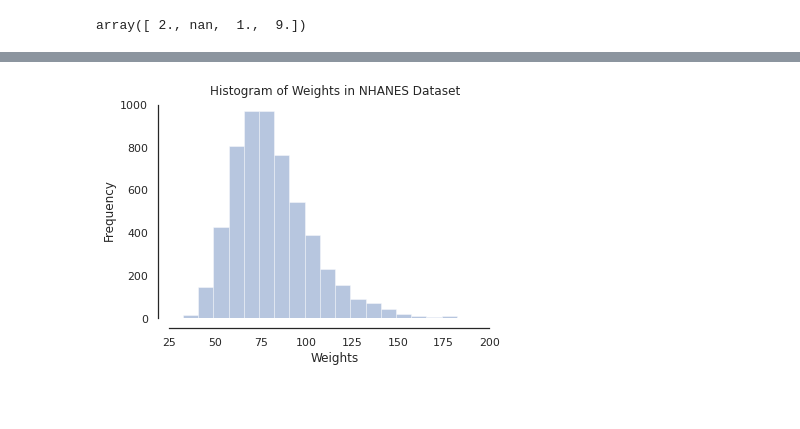
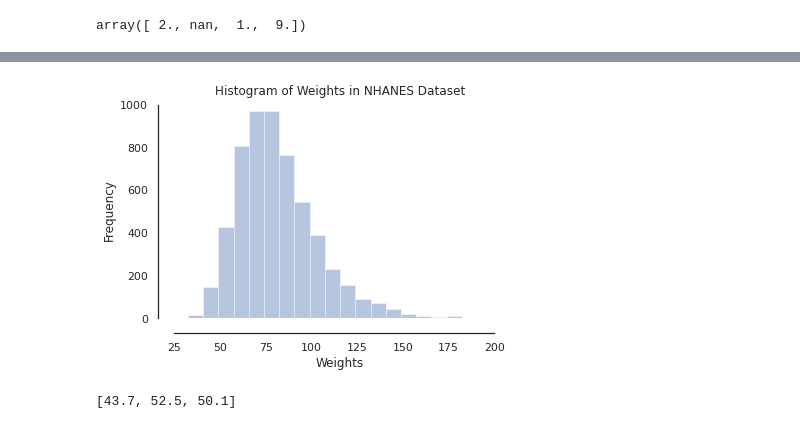
Before and after one commit to hassaanhameed786/Probability-and-Statistics-for-Computer-Science, a Jupyter notebook: variables and .ipynb, the cells around one changed output, grey strips where cells are left out. Cells and saved outputs as stored; diff of their text form; code cells hidden in the pictures; blank space fills up the shorter version.

```diff
--- a/variables and .ipynb
+++ b/variables and .ipynb
@@ -109,11 +114,11 @@ import seaborn as sns
 sns.set(color_codes=True)
 sns.set_style("white")     # See more styling options here: https://seaborn.pydata.org/tutorial/aesthetics.html
 # %%
-sns.distplot(wt, bins=20, kde=False )   #         # to get rid of the "trend line"
+sns.distplot(wt, bins=20, kde=False )      # to get rid of the "trend line"
 plt.ylabel('Frequency')
 plt.xlabel('Weights');
 plt.title("Histogram of Weights in NHANES Dataset")
-sns.despine(offset=10, trim=True);  # move axes away
+sns.despine(offset=15, trim=True);  # move x axis and y axis away thats looks visually appealing
 plt.show()
 # %% [output]
-[figure, old version]
+[figure, new version]
@@ -119,0 +127,4 @@ plt.show()
+# %%
+statistics.quantiles(wt,n=4)
+# %% [output]
+[43.7, 52.5, 50.1]
```
Also changed, not shown: parts of 19 cells of this notebook.
